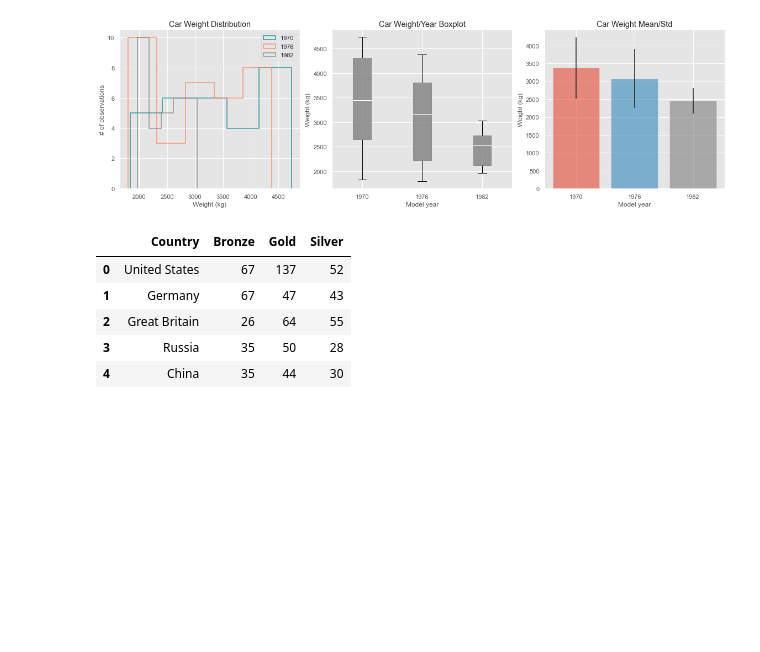
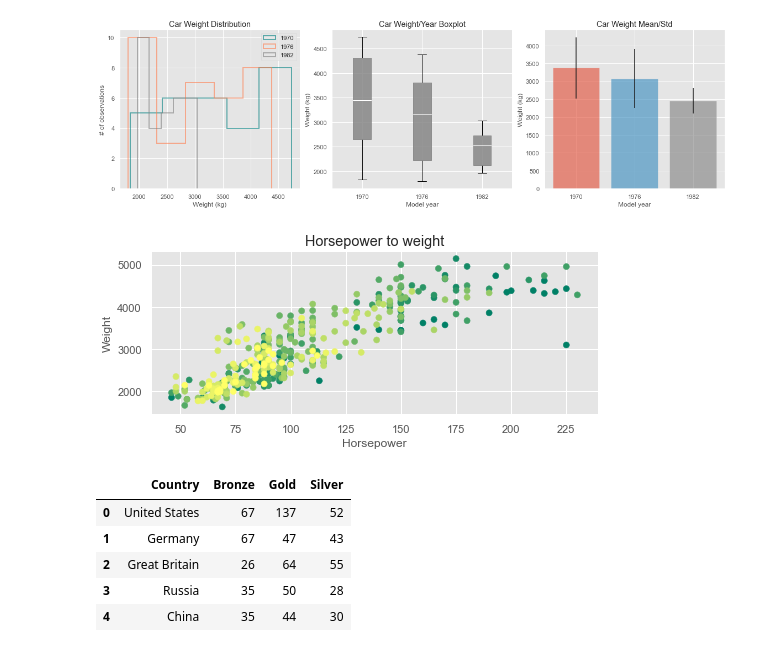
Before and after one commit to VictorCalderon/data-snippets, a Jupyter notebook: DataScience/plotting.ipynb, the cells around one changed output. Cells and saved outputs as stored; diff of their text form; code cells hidden in the pictures; blank space fills up the shorter version.

Commit message:
horsepower, weight scatterplot added

```diff
--- a/DataScience/plotting.ipynb
+++ b/DataScience/plotting.ipynb
@@ -134,6 +134,18 @@ plt.tight_layout()
 plt.show()
 # %% [output]
 [figure]
+# %%
+# Scatterplot of weight and cylinders
+fig, ax = plt.subplots(figsize=(8, 3))
+
+# Plot yearly trend as a scatterplot
+ax.scatter(mpg['horsepower'], mpg['weight'], c=mpg['model_year'], cmap='summer')
+
+# Configure plot
+ax.set(xlabel='Horsepower', ylabel='Weight', title='Horsepower to weight')
+plt.show()
+# %% [output]
+[figure, added]
 # %%
 # New dataset for bar plotting (Medals)
 olympics = pd.read_csv('datasets/olympics_toy.csv')
```
Also changed, not shown: parts of 3 cells of this notebook.
